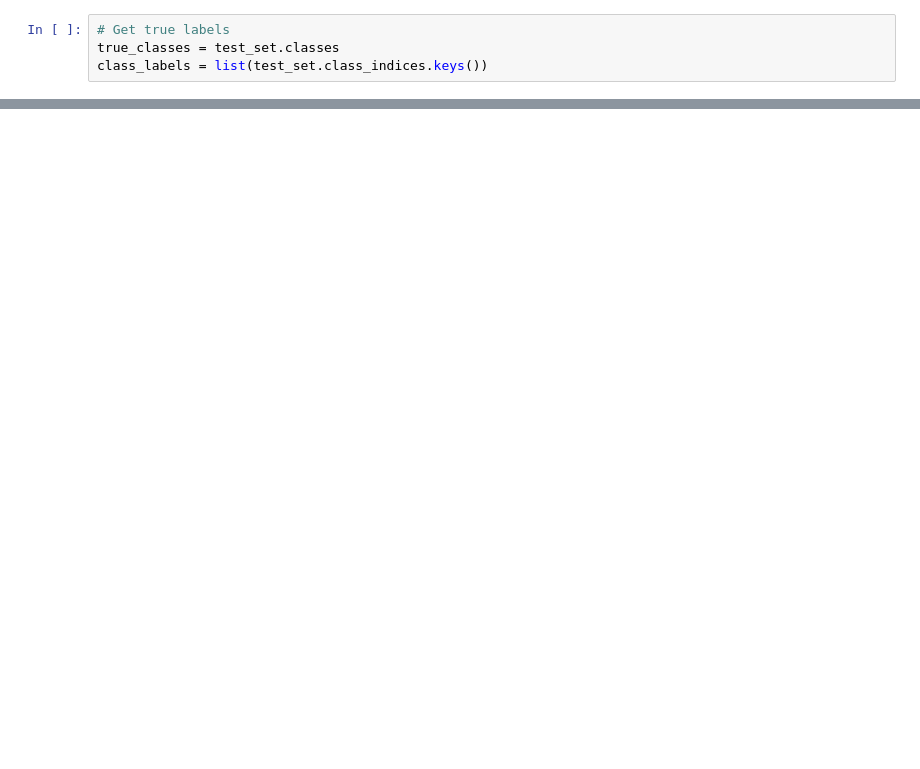
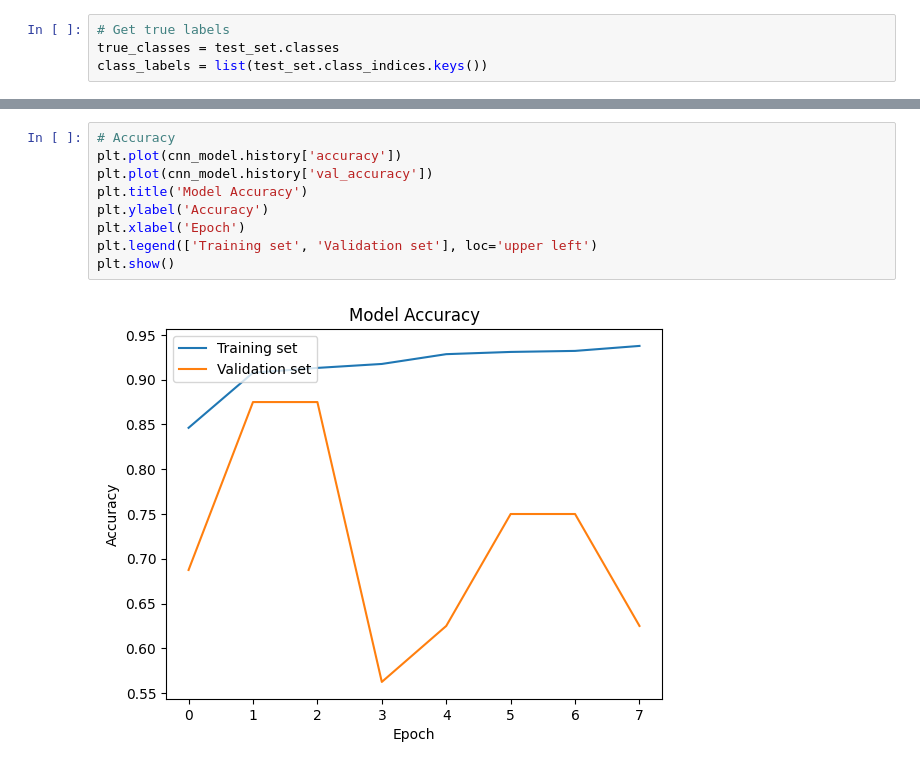
Before and after one commit to ricosaxo/Pneumonia-challenge, a Jupyter notebook: pneum.ipynb, the cells around one changed output, grey strips where cells are left out. Saved outputs shown, nothing was run; the diff lists cells and outputs as text; blank space fills up the shorter version.

```diff
--- a/pneum.ipynb
+++ b/pneum.ipynb
@@ -231,0 +240,11 @@ plt.show()
+# %%
+# Accuracy
+plt.plot(cnn_model.history['accuracy'])
+plt.plot(cnn_model.history['val_accuracy'])
+plt.title('Model Accuracy')
+plt.ylabel('Accuracy')
+plt.xlabel('Epoch')
+plt.legend(['Training set', 'Validation set'], loc='upper left')
+plt.show()
+# %% [output]
+[figure, added]
```
Also changed, not shown: parts of 8 cells of this notebook.
